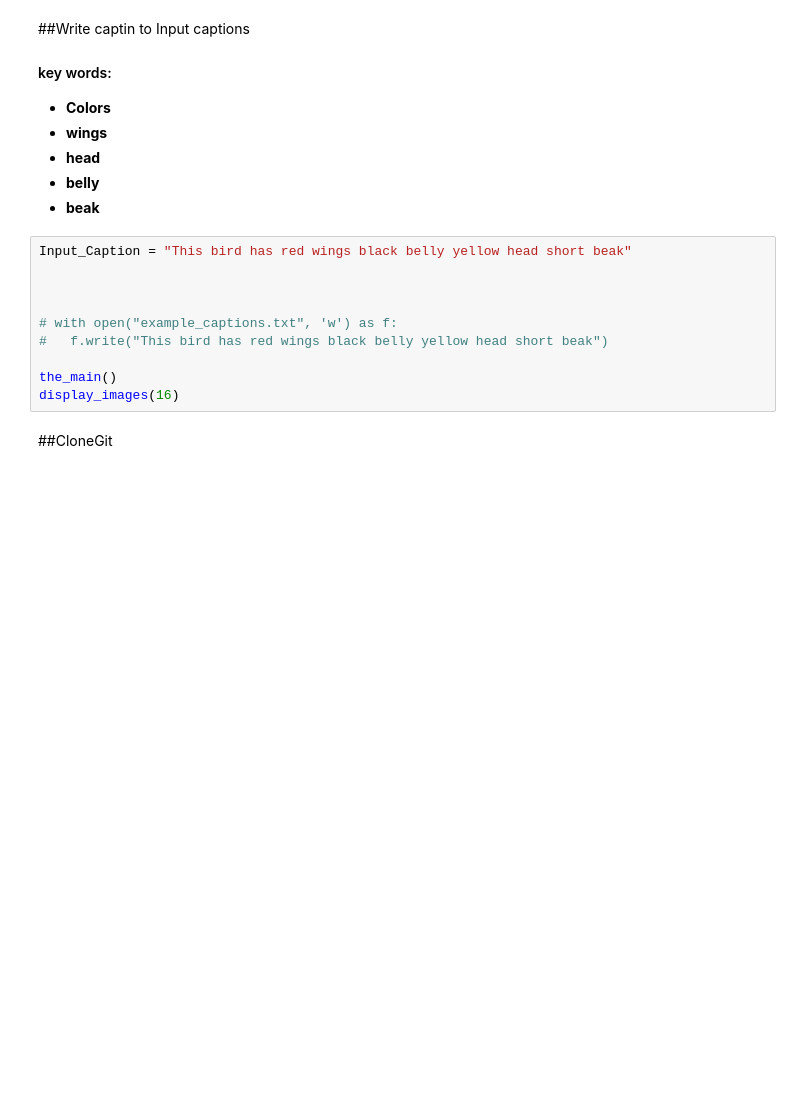
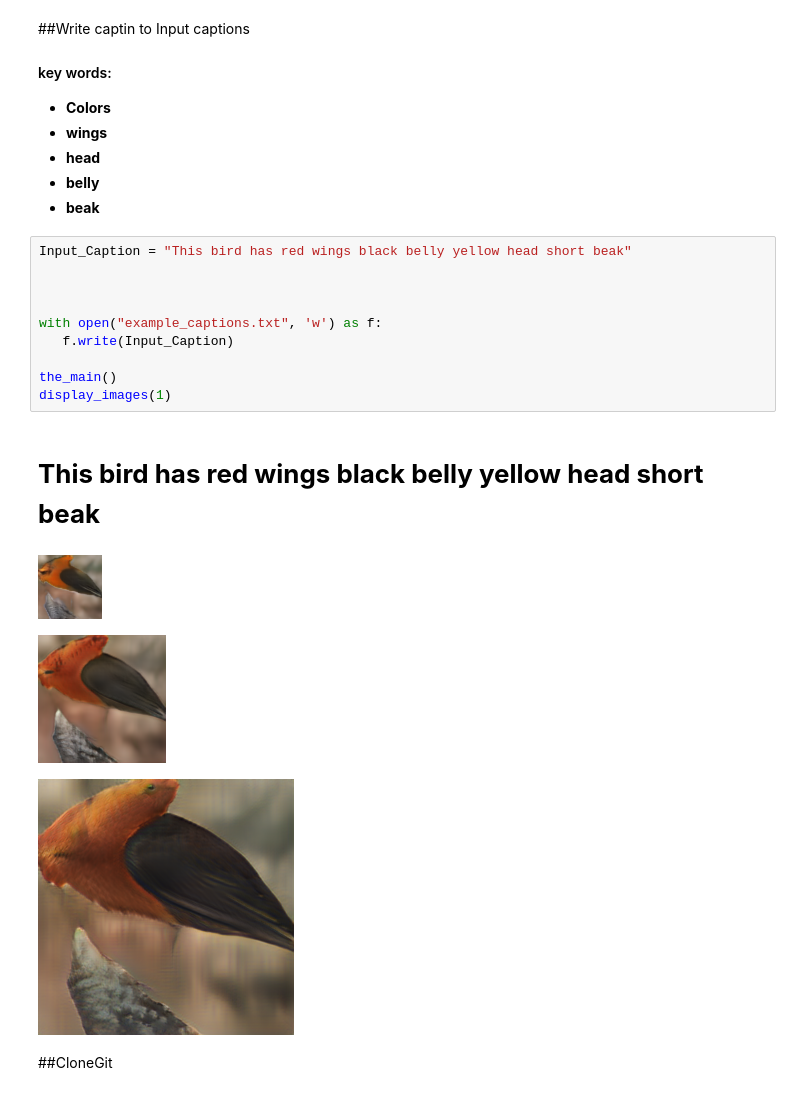
Before and after one commit to ammarnasr/SEM-GAN, a Jupyter notebook: Bird_Image_Generator.ipynb, the cells around one changed output. Saved outputs shown, nothing was run; the diff lists cells and outputs as text; blank space fills up the shorter version.

```diff
--- a/Bird_Image_Generator.ipynb
+++ b/Bird_Image_Generator.ipynb
@@ -10,13 +10,18 @@
 # %%
 Input_Caption = "This bird has red wings black belly yellow head short beak"
 
 
 
-# with open("example_captions.txt", 'w') as f:
-#   f.write("This bird has red wings black belly yellow head short beak")
+with open("example_captions.txt", 'w') as f:
+   f.write(Input_Caption)
 
 the_main()
-display_images(16)
+display_images(1)
+# %% [output]
+# **This bird has red wings black belly yellow head short beak**
+[figure, added]
+[figure, added]
+[figure, added]
 # %% [markdown]
 ##CloneGit
 # %%
```
Also changed, not shown: parts of 5 cells of this notebook.
